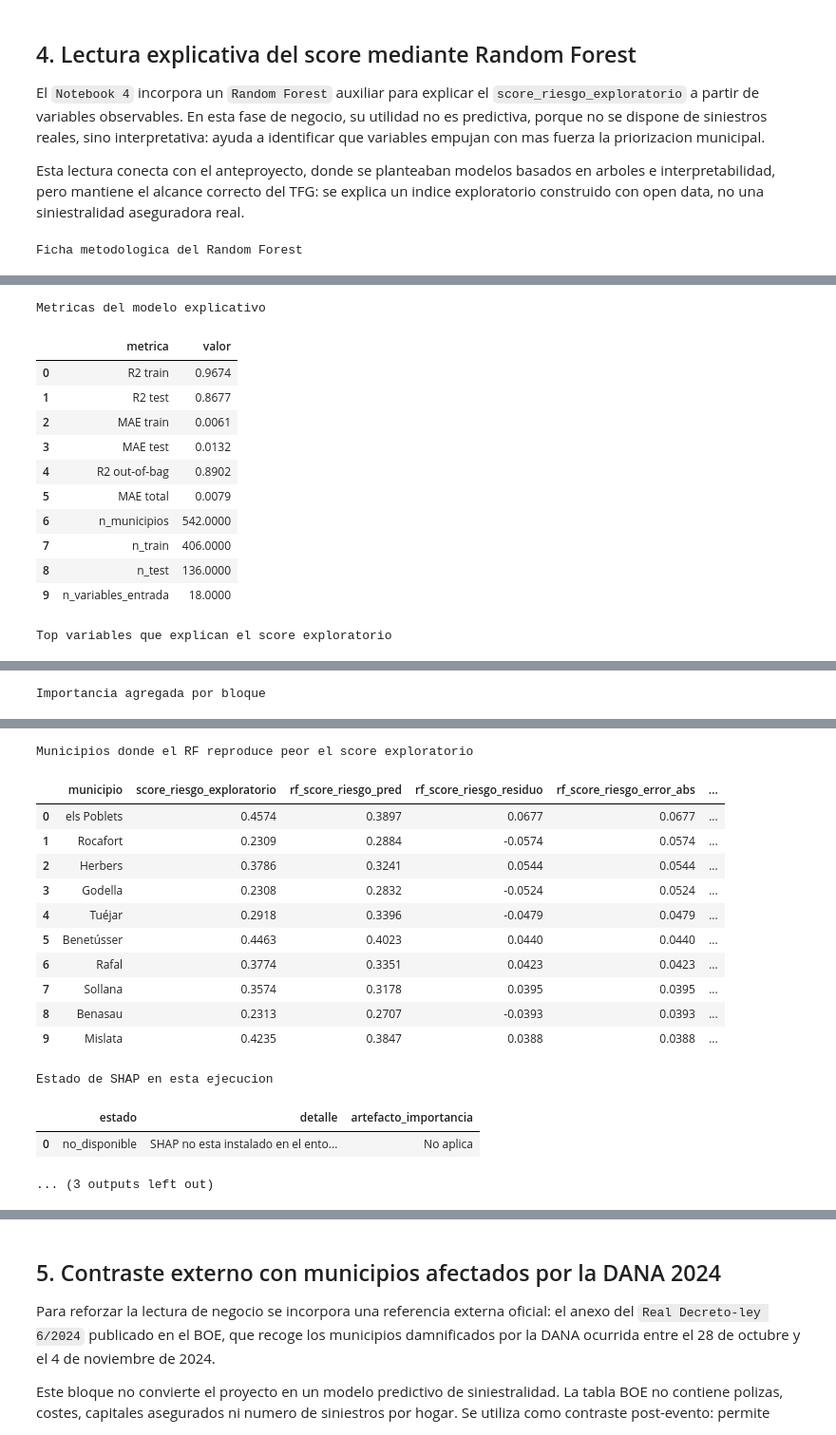
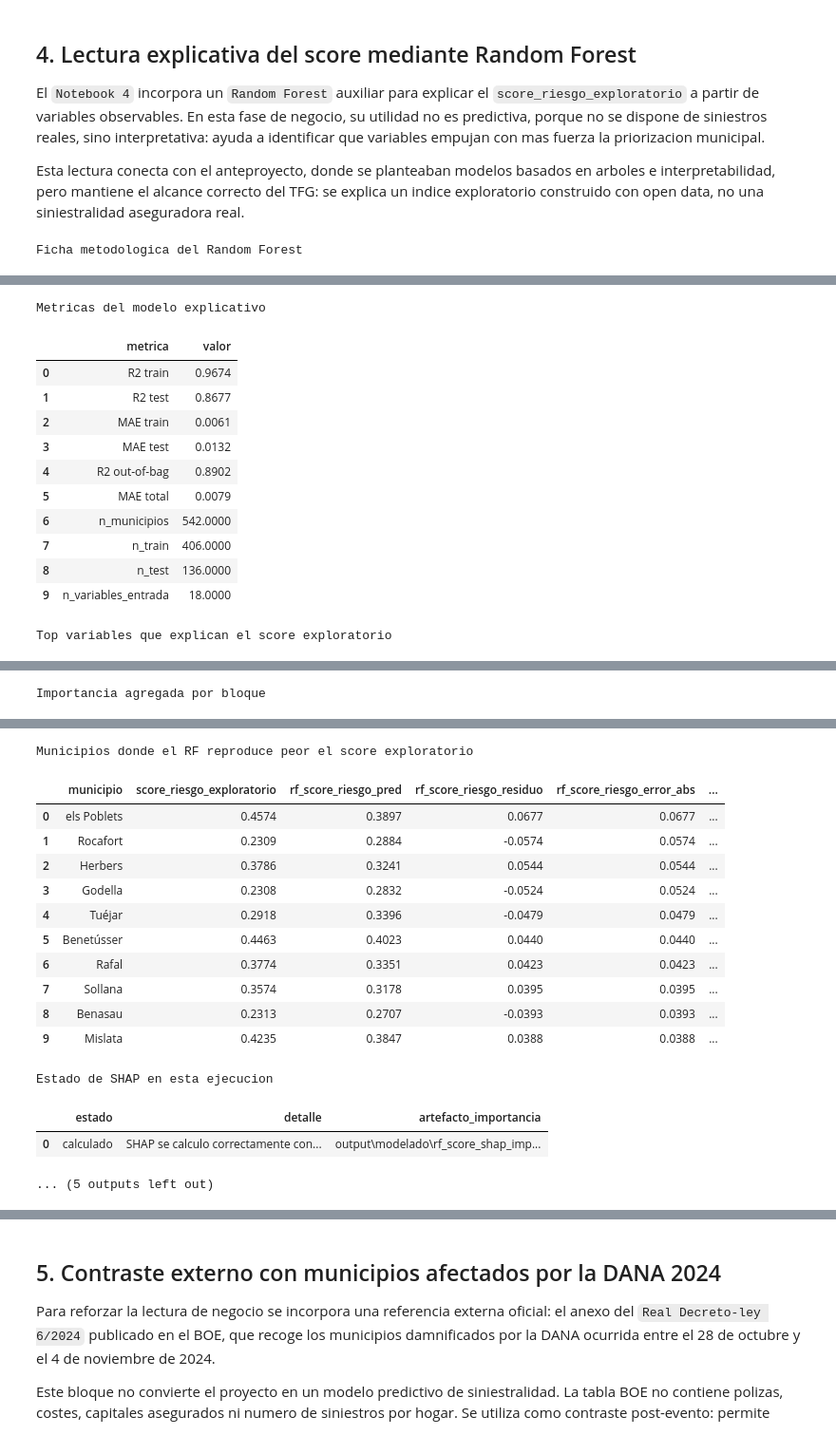
Before and after one commit to gonzalolarriba/modelo-geoespacial-riesgo-climatico, a Jupyter notebook: notebooks/notebook_5_an_negocio.ipynb, the cells around one changed output, grey strips where cells are left out. Shown at 95% size. Drawn from its saved outputs; the diff is of its cells as text; code cells hidden in the pictures.

```diff
--- a/notebooks/notebook_5_an_negocio.ipynb
+++ b/notebooks/notebook_5_an_negocio.ipynb
@@ -52,6 +52,7 @@ RF_BLOCK_IMPORTANCE_FILE = MODEL_OUT / "rf_score_block_importance.csv"
 RF_PREDICTIONS_FILE = MODEL_OUT / "rf_score_predictions.csv"
 RF_METHODOLOGY_FILE = MODEL_OUT / "rf_score_methodology.csv"
 RF_SHAP_STATUS_FILE = MODEL_OUT / "rf_score_shap_status.csv"
+RF_SHAP_IMPORTANCE_FILE = MODEL_OUT / "rf_score_shap_importance.csv"
 DANA_2024_FILE = PROC / "dana_2024_municipios_afectados_boe.csv"
 BUSINESS_MUNICIPAL_FILE = PROC / "dataset_cv_municipios_negocio.csv"
 
@@ -65,6 +66,7 @@ print("Importancia RF disponible:", RF_IMPORTANCE_FILE.exists())
 print("Metricas RF disponibles:", RF_METRICS_FILE.exists())
 print("Predicciones RF disponibles:", RF_PREDICTIONS_FILE.exists())
 print("Estado SHAP disponible:", RF_SHAP_STATUS_FILE.exists())
+print("Importancia SHAP disponible:", RF_SHAP_IMPORTANCE_FILE.exists())
 print("Referencia DANA 2024 disponible:", DANA_2024_FILE.exists())
 print("Directorio de salida negocio:", BUSINESS_OUT)
 print("Salida municipal de negocio:", BUSINESS_MUNICIPAL_FILE)
@@ -930,6 +933,12 @@ rf_predictions_business = pd.read_csv(RF_PREDICTIONS_FILE).sort_values(
     ascending=False,
 ).reset_index(drop=True)
 rf_shap_status_business = pd.read_csv(RF_SHAP_STATUS_FILE)
+rf_shap_importance_business = None
+if RF_SHAP_IMPORTANCE_FILE.exists():
+    rf_shap_importance_business = pd.read_csv(RF_SHAP_IMPORTANCE_FILE).sort_values(
+        "importancia_shap_media_abs",
+        ascending=False,
+    ).reset_index(drop=True)
 
 print("Ficha metodologica del Random Forest")
 display(rf_methodology_business)
@@ -972,8 +981,27 @@ display(
 print("Estado de SHAP en esta ejecucion")
 display(rf_shap_status_business)
 
+if rf_shap_importance_business is not None:
+    print("Top variables segun SHAP")
+    display(
+        rf_shap_importance_business[
+            [
+                "variable",
+                "bloque",
+                "dimension",
+                "origen",
+                "importancia_shap_media_abs",
+            ]
+        ].head(12).round(4)
+    )
+else:
+    print("Importancia SHAP no disponible; se mantiene permutation importance como explicabilidad principal.")
+
 rf_metrics_lookup = dict(zip(rf_metrics_business["metrica"], rf_metrics_business["valor"]))
 top_variables_rf = ", ".join(rf_importance_business["variable"].head(5))
+top_variables_shap = "No disponible"
+if rf_shap_importance_business is not None:
+    top_variables_shap = ", ".join(rf_shap_importance_business["variable"].head(5))
 top_block_rf = rf_block_business.iloc[0]
 shap_status_label = rf_shap_status_business.loc[0, "estado"]
 shap_status_detail = rf_shap_status_business.loc[0, "detalle"]
@@ -1011,6 +1039,11 @@ rf_business_reading = pd.DataFrame(
             "valor": shap_status_label,
             "lectura_negocio": shap_status_detail,
         },
+        {
+            "aspecto": "variables_mas_influyentes_shap",
+            "valor": top_variables_shap,
+            "lectura_negocio": "Ranking SHAP medio absoluto de variables; complementa permutation importance sin cambiar el alcance exploratorio.",
+        },
     ]
 )
 
@@ -1067,35 +1100,35 @@ Top variables que explican el score exploratorio
 | 4 | 5 | renta_media_hogar | vulnerabilidad_social | Vulnerabilidad territorial | INE | 0.0391 | 0.0411 |
 | 5 | 6 | viento_p95 | peligro_climatico_base | Amenaza climatica directa | ERA5-Land base | 0.0364 | 0.0596 |
 | 6 | 7 | altitud_m | condicion_fisica | Control territorial | Open-Meteo/IGN | 0.0304 | 0.0320 |
 | 7 | 8 | snczi_inundacion_t500_pct_area_aprox | exposicion_inundacion_snczi | Exposicion hidrologica territorial | SNCZI / IDEE | 0.0260 | 0.0209 |
 | 8 | 9 | temp_p95 | peligro_climatico_base | Amenaza climatica directa | ERA5-Land base | 0.0254 | 0.0489 |
 | 9 | 10 | dias_suelo_seco | contexto_climatico_extendido | Contexto fisico complementario | ERA5-Land extendido | 0.0186 | 0.0202 |
 | 10 | 11 | densidad_viviendas_catastro_km2 | exposicion_fisica_catastro | Exposicion construida | Catastro INSPIRE BU Buildings | 0.0107 | 0.0346 |
 | 11 | 12 | dias_runoff_extremo | contexto_climatico_extendido | Contexto fisico complementario | ERA5-Land extendido | 0.0092 | 0.0191 |
 Importancia agregada por bloque
 |  | bloque | dimension | importancia_rf | importancia_permutacion_media | peso_permutacion_pct |
 | 0 | peligro_climatico_base | Amenaza climatica directa | 0.6266 | 0.8608 | 72.1933 |
 | 1 | vulnerabilidad_social | Vulnerabilidad territorial | 0.1119 | 0.1319 | 11.0592 |
 | 2 | contexto_climatico_extendido | Contexto fisico complementario | 0.1334 | 0.1187 | 9.9534 |
 | 3 | exposicion_inundacion_snczi | Exposicion hidrologica territorial | 0.0292 | 0.0325 | 2.7228 |
 | 4 | condicion_fisica | Control territorial | 0.0320 | 0.0304 | 2.5458 |
 | 5 | exposicion_fisica_catastro | Exposicion construida | 0.0670 | 0.0182 | 1.5256 |
 Municipios donde el RF reproduce peor el score exploratorio
 |  | municipio | score_riesgo_exploratorio | rf_score_riesgo_pred | rf_score_riesgo_residuo | rf_score_riesgo_error_abs | ... |
 | 0 | els Poblets | 0.4574 | 0.3897 | 0.0677 | 0.0677 | ... |
 | 1 | Rocafort | 0.2309 | 0.2884 | -0.0574 | 0.0574 | ... |
 | 2 | Herbers | 0.3786 | 0.3241 | 0.0544 | 0.0544 | ... |
 | 3 | Godella | 0.2308 | 0.2832 | -0.0524 | 0.0524 | ... |
 | 4 | Tuéjar | 0.2918 | 0.3396 | -0.0479 | 0.0479 | ... |
 | 5 | Benetússer | 0.4463 | 0.4023 | 0.0440 | 0.0440 | ... |
 | 6 | Rafal | 0.3774 | 0.3351 | 0.0423 | 0.0423 | ... |
 | 7 | Sollana | 0.3574 | 0.3178 | 0.0395 | 0.0395 | ... |
 | 8 | Benasau | 0.2313 | 0.2707 | -0.0393 | 0.0393 | ... |
 | 9 | Mislata | 0.4235 | 0.3847 | 0.0388 | 0.0388 | ... |
 Estado de SHAP en esta ejecucion
 |  | estado | detalle | artefacto_importancia |
-| 0 | no_disponible | SHAP no esta instalado en el ento... | No aplica |
+| 0 | calculado | SHAP se calculo correctamente con... | output\modelado\rf_score_shap_imp... |
-... (3 outputs left out)
+... (5 outputs left out)
 # %% [markdown]
 La lectura de importancia confirma que la priorizacion no aparece de forma arbitraria. El peso principal recae en variables de peligro climatico, especialmente precipitacion extrema y calor intenso, lo cual es coherente con el diseno del score. Tambien aparecen variables de vulnerabilidad (`mayores_65_pct`, `renta_media_hogar`) y senales territoriales como altitud y exposicion inundable `SNCZI`.
 
```
Also changed, not shown: parts of 2 cells of this notebook, 2 other files.
